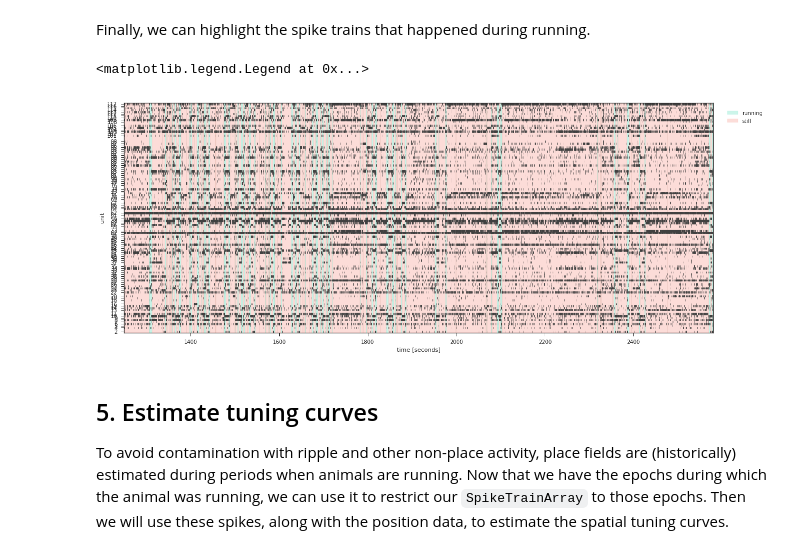
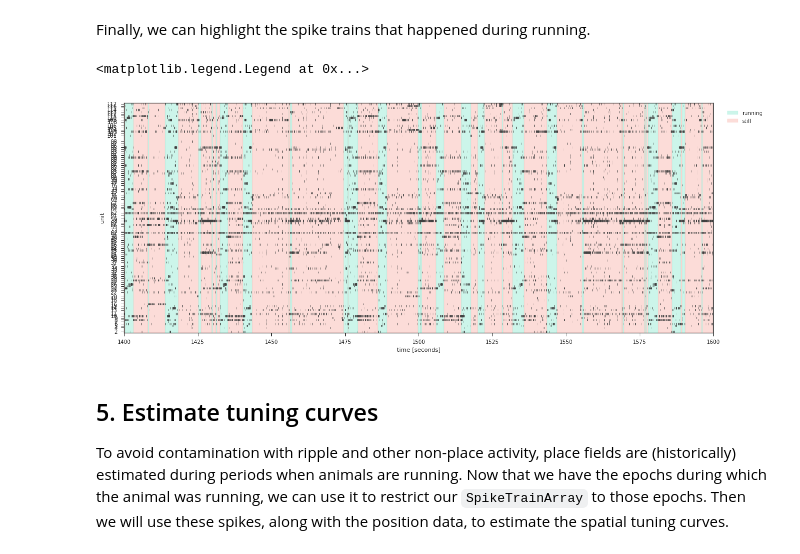
Before and after one commit to kemerelab/HippocampalAnalysisWithNelpyTutorial, a Jupyter notebook: Hippocampal Spike Train Analysis Tutorial.ipynb, the cells around one changed output. Cells and saved outputs as stored; diff of their text form; code cells hidden in the pictures.

```diff
--- a/Hippocampal Spike Train Analysis Tutorial.ipynb
+++ b/Hippocampal Spike Train Analysis Tutorial.ipynb
@@ -308,21 +317,21 @@ Finally, we can highlight the spike trains that happened during running.
 # %%
 fig, ax = plt.subplots(ncols=1, figsize=(20,8))
 
 # use nelpy to plot the spike rasters
 npl.rasterplot(st, lw=0.5, ax=ax)
 
 npl.epochplot(run_epochs, alpha=0.2, hatch='', color=npl.colors.sweet.green, label='running')
 npl.epochplot(pos.support-run_epochs, alpha=0.2, hatch='', color=npl.colors.sweet.red, label='still')
 
 ax.set_xlabel('time [seconds]')
 ax.set_ylabel('unit')
 ax.set_xlim(st.support.start,st.support.stop);
-#ax.set_xlim(1400,1600);
+ax.set_xlim(1400,1600);
 
 plt.legend(loc=(1.02,0.9))
 # %% [output]
 <matplotlib.legend.Legend at 0x...>
-[figure, old version]
+[figure, new version]
 # %% [markdown]
 ## 5. Estimate tuning curves
 
```
Also changed, not shown: parts of 21 cells of this notebook, 9 other files.
